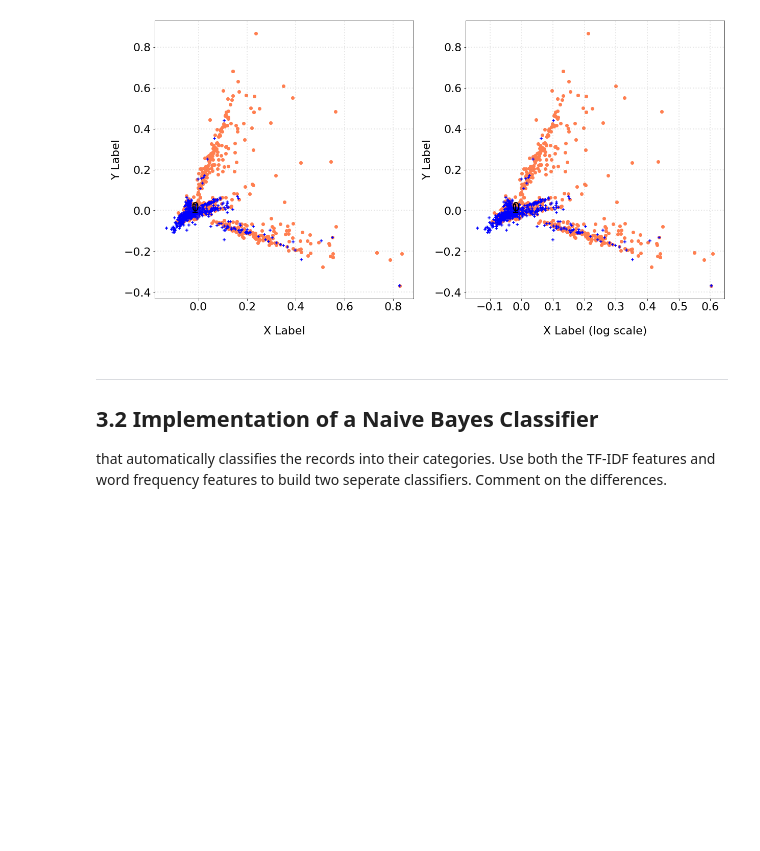
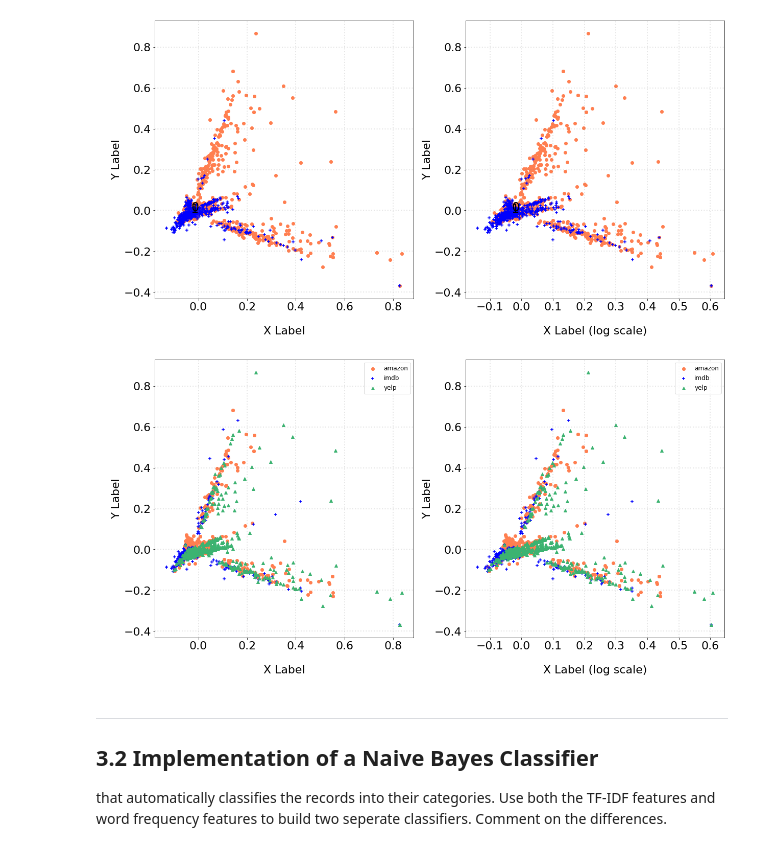
Before and after one commit to LKChenLK/DM2021-Lab1-Homework, a Jupyter notebook: DM2021-Lab1-Homework.ipynb, the cells around one changed output. Cells and saved outputs as stored; diff of their text form; code cells hidden in the pictures; blank space fills up the shorter version.

```diff
--- a/DM2021-Lab1-Homework.ipynb
+++ b/DM2021-Lab1-Homework.ipynb
@@ -1479,6 +1586,78 @@ for label in (ax.get_xticklabels() + ax.get_yticklabels()):
 plt.show()
 # %% [output]
 [figure]
+# %%
+col = ['coral', 'blue', 'mediumseagreen']
+
+# plot
+categories = ["amazon", "imdb", "yelp"]
+
+#fig = plt.figure(figsize = (20,10))
+#ax = fig.subplots()
+fig = plt.figure(figsize=(20, 10))
+
+ax = fig.add_subplot(1, 2, 1)
+
+for c, category in zip(col, categories):
+#     xs = X_count_reduced.transpose()[:][0]
+#     ys = X_count_reduced.transpose()[:][1]
+    xs = X_tfidf_red[X.company==category].T[0] # (reduced) x coords of each category
+    ys = X_tfidf_red[X.company==category].T[1] # (reduced) y coords of each category
+    if xs.shape[0] < ys.shape[0]:
+        ys = ys[:xs.shape[0]]
+    else:
+        xs = xs[:ys.shape[0]]
+
+    if category=='amazon':
+        ax.scatter(xs, ys, c = c, marker='o')
+    elif category=="imdb":
+        ax.scatter(xs, ys, c = c, marker='+')
+    else:
+        ax.scatter(xs, ys, c=c, marker='^')
+
+ax.grid(color='gray', linestyle=':', linewidth=2, alpha=0.2)
+ax.set_xlabel('\nX Label', fontsize=22)
+ax.set_ylabel('\nY Label', fontsize=22)
+
+for label in (ax.get_xticklabels() + ax.get_yticklabels()):
+    label.set_fontsize(22)
+ax.legend(categories)
+#plt.rcParams.update({'font.size': 10})
+
+###################################
+#### log scale #####
+ax = fig.add_subplot(1, 2, 2)
+
+for c, category in zip(col, categories):
+#     xs = X_count_reduced.transpose()[:][0]
+#     ys = X_count_reduced.transpose()[:][1]
+    xs = np.asarray([math.log(s+1) for s in X_tfidf_red[X.company==category].T[0]]) # (reduced) x coords of each category
+    ys = X_tfidf_red[X.company==category].T[1] # (reduced) y coords of each category
+    if xs.shape[0] < ys.shape[0]:
+        ys = ys[:xs.shape[0]]
+    else:
+        xs = xs[:ys.shape[0]]
+
+    if category=='amazon':
+        ax.scatter(xs, ys, c = c, marker='o')
+    elif category=="imdb":
+        ax.scatter(xs, ys, c = c, marker='+')
+    else:
+        ax.scatter(xs, ys, c=c, marker='^')
+
+ax.grid(color='gray', linestyle=':', linewidth=2, alpha=0.2)
+ax.set_xlabel('\nX Label (log scale)', fontsize=22)
+ax.set_ylabel('\nY Label', fontsize=22)
+
+
+for label in (ax.get_xticklabels() + ax.get_yticklabels()):
+    label.set_fontsize(22)
+ax.legend(categories)
+#plt.rcParams.update({'font.size': 10})
+
+plt.show()
+# %% [output]
+[figure, added]
 # %% [markdown]
 ---
 ## 3.2 Implementation of a Naive Bayes Classifier
```
Also changed, not shown: parts of 8 cells of this notebook.
